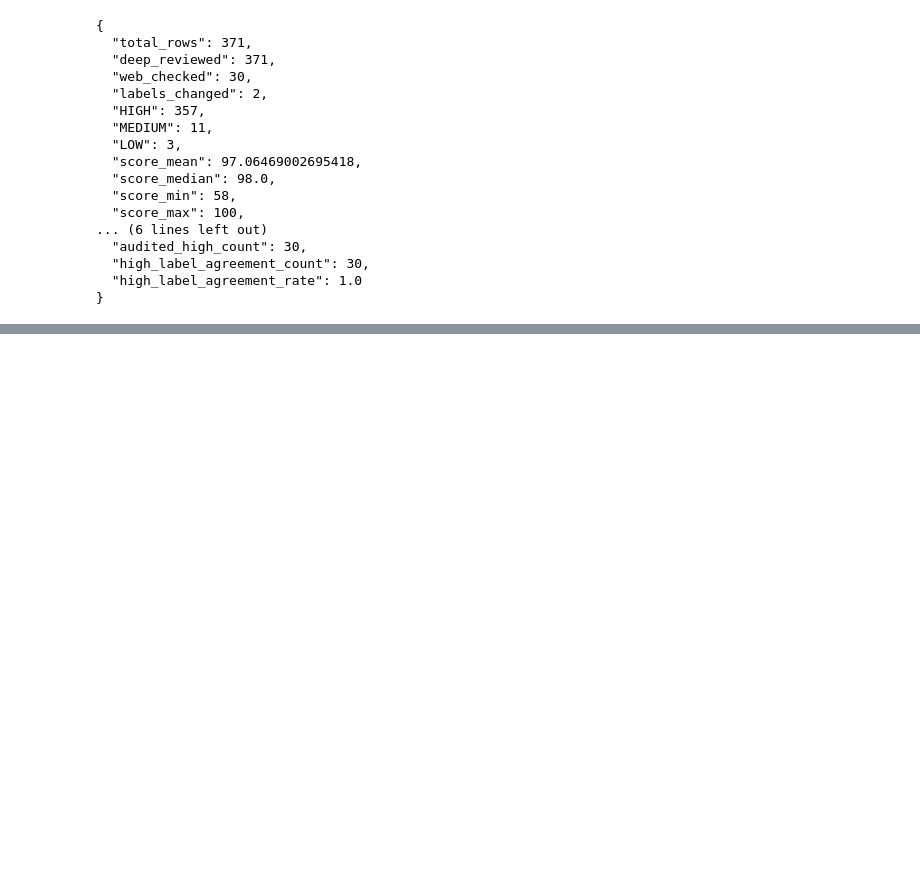
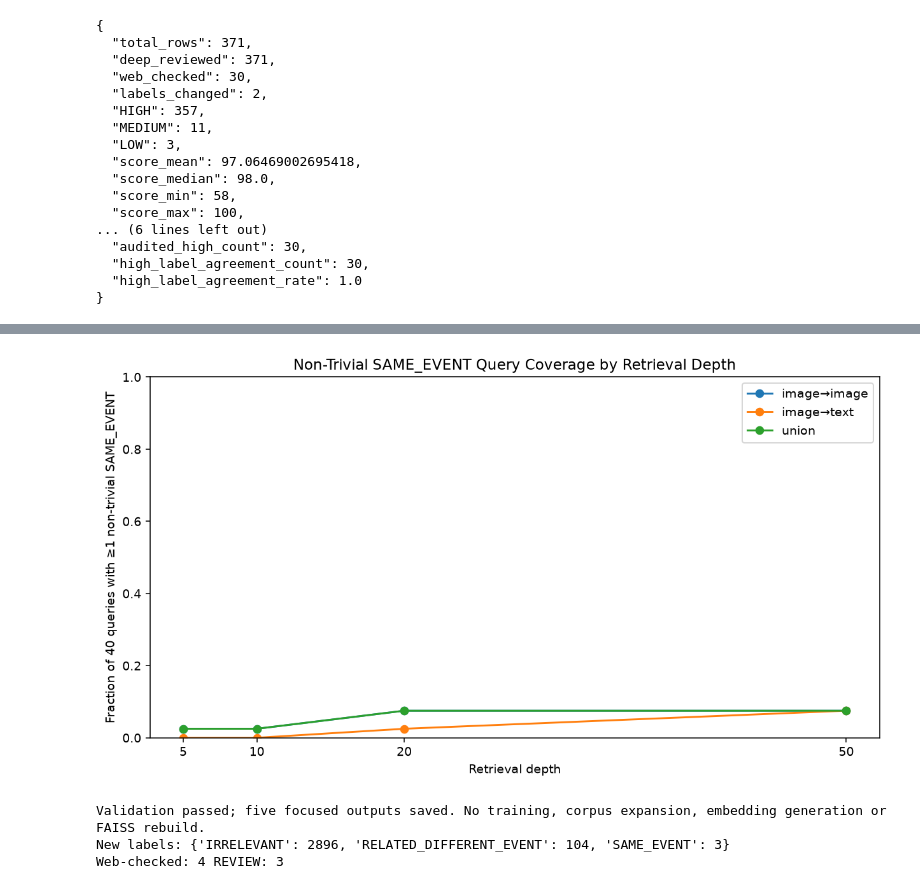
Before and after one commit to nirajj12/Out-of-Context-Multimodal-Misinformation-Detection-Image-Context-Verification, a Jupyter notebook: notebooks/06_event_annotation.ipynb, the cells around one changed output, grey strips where cells are left out. Cells and saved outputs as stored; diff of their text form; code cells hidden in the pictures; blank space fills up the shorter version.

```diff
--- a/notebooks/06_event_annotation.ipynb
+++ b/notebooks/06_event_annotation.ipynb
@@ -1375,0 +2054,65 @@ print(assess_readiness())
+# %%
+fig, ax = plt.subplots(figsize=(9,5))
+for channel, label in [('image_to_image','image→image'),('image_to_text','image→text'),('union','union')]:
+    table = coverage_table.loc[coverage_table.channel.eq(channel)]
+    ax.plot(table.depth, table.coverage_rate, marker='o', label=label)
+ax.set(title='Non-Trivial SAME_EVENT Query Coverage by Retrieval Depth',
+       xlabel='Retrieval depth', ylabel='Fraction of 40 queries with ≥1 non-trivial SAME_EVENT')
+ax.set_xticks(coverage_depths)
+ax.set_ylim(0,1)
+ax.legend()
+fig.tight_layout()
+from io import BytesIO
+from IPython.display import Image as DisplayImage
+coverage_plot_buffer = BytesIO()
+fig.savefig(coverage_plot_buffer, format='png', dpi=140, bbox_inches='tight')
+display(DisplayImage(data=coverage_plot_buffer.getvalue()))
+# %% [output]
+[figure, added]
+# %%
+coverage_summary = {
+    'query_count':40, 'evidence_count':5000, 'channels':coverage_channels + ['union'], 'depths':coverage_depths,
+    'new_candidates_inspected':len(coverage_new),
+    'label_counts':{label:int(coverage_new.event_label.eq(label).sum()) for label in sorted(allowed_labels)},
+    'web_checked_count':int(coverage_new.web_checked.map(coverage_bool).sum()),
+    'review_count':int(coverage_new.review_status.eq('REVIEW').sum()),
+    'coverage_by_depth':json.loads(coverage_table.to_json(orient='records')),
+    'first_same_rank_summary':coverage_stats,
+    'bottleneck_decision':'MIXED_BOTTLENECK',
+    'short_reason':'Union coverage rises from 1/40 at Top-5 to 3/40 at Top-20, then remains 3/40 at Top-50. Two additional queries reveal lower-ranked matches; 37/40 remain uncovered in both retrieved Top-50 lists. Ranking misses are observed, alongside a dominant retrieval-limited evidence coverage gap.',
+    'recommended_next_step':'Review these AI-assisted annotations and audit the frozen corpus for the 37 uncovered occurrences before training. Prioritize planning targeted VisualNews evidence expansion with distinct photos of those occurrences; if corpus auditing finds existing positives below rank 50, reconsider ranking first. Do not train from this tiny positive set.',
+    'limitations':['Top-50 misses do not prove SAME_EVENT evidence is absent from the full 5,000-item corpus.',
+        'AI-assisted labels have no completed human review; confidence scores are not calibrated probabilities.',
+        'Adaptive candidate selection and cross-channel reuse make label counts annotation-cost descriptors, not population event rates.',
+        'Same article or publication date alone is insufficient to establish event identity; occurrence captions and actual images were used.',
+        'Static/undated queries remain in the fixed 40-query denominator; event identity is intrinsically less well specified for them.'],
+    'annotation_provenance':{'source':'AI_ASSISTED_DEEPER_RANK_REVIEW','human_review_completed':False,
+        'confidence_calibrated':False,'unique_pair_labels_reused_across_channels':True,
+        'adaptive_stages':[10,20,50],'review_exclusion_changes_positive_coverage':False},
+    'validation':{'passed':True,'retrieval_positions':4000,'first_rank_prefixes_checked':80,
+        'frozen_input_and_prior_output_sha256':coverage_hashes,'previous_phase_b_outputs_unchanged':True,
+        'new_pairs_disjoint_from_existing':True,'corpus_expanded':False,'embeddings_regenerated':False,
+        'faiss_rebuilt':False,'reranker_trained':False},
+    'outputs':['pilot_deeper_rank_event_annotations.csv','pilot_same_event_coverage_by_depth.csv',
+        'pilot_first_same_event_rank.csv','nontrivial_same_coverage_by_depth.png','pilot_deeper_rank_coverage_summary.json']
+}
+verify_coverage_inputs()
+coverage_table.to_csv(coverage_dir / 'pilot_same_event_coverage_by_depth.csv',index=False)
+coverage_first.to_csv(coverage_dir / 'pilot_first_same_event_rank.csv',index=False)
+fig.savefig(coverage_dir / 'nontrivial_same_coverage_by_depth.png',dpi=180,bbox_inches='tight')
+(coverage_dir / 'pilot_deeper_rank_coverage_summary.json').write_text(json.dumps(coverage_summary,indent=2,allow_nan=False))
+for filename, expected in [('pilot_same_event_coverage_by_depth.csv',coverage_table),('pilot_first_same_event_rank.csv',coverage_first)]:
+    restored = pd.read_csv(coverage_dir / filename)
+    pd.testing.assert_frame_equal(expected,restored,check_dtype=False)
+assert json.loads((coverage_dir / 'pilot_deeper_rank_coverage_summary.json').read_text()) == coverage_summary
+with Image.open(coverage_dir / 'nontrivial_same_coverage_by_depth.png') as image:
+    assert image.format == 'PNG'
+    image.verify()
+verify_coverage_inputs()
+print('Validation passed; five focused outputs saved. No training, corpus expansion, embedding generation or FAISS rebuild.')
+print('New labels:',coverage_summary['label_counts'])
+print('Web-checked:',coverage_summary['web_checked_count'],'REVIEW:',coverage_summary['review_count'])
+# %% [output]
+Validation passed; five focused outputs saved. No training, corpus expansion, embedding generation or FAISS rebuild.
+New labels: {'IRRELEVANT': 2896, 'RELATED_DIFFERENT_EVENT': 104, 'SAME_EVENT': 3}
+Web-checked: 4 REVIEW: 3
```
Also changed, not shown: parts of 62 cells of this notebook, 18 other files.
